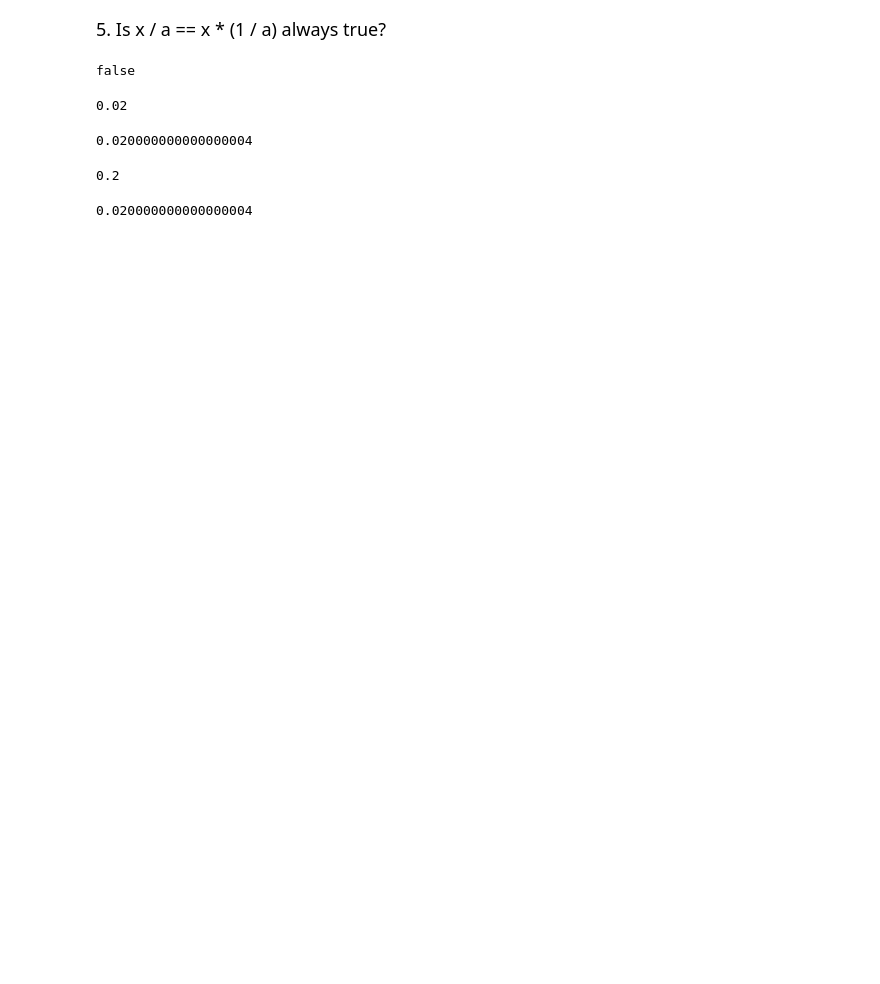
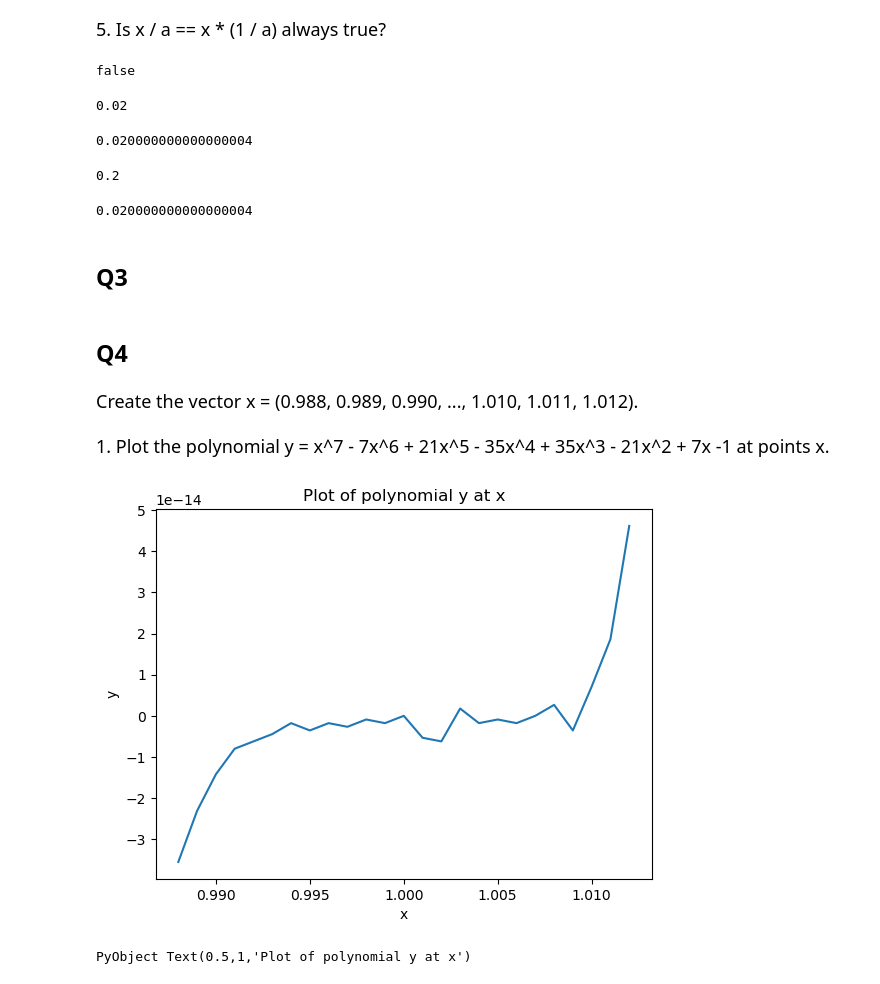
Before and after one commit to maithilibhide/biostat-m280-2018-spring, a Jupyter notebook: hw1/HW01.ipynb, the cells around one changed output. Drawn from its saved outputs; the diff is of its cells as text; code cells hidden in the pictures; blank space fills up the shorter version.

```diff
--- a/hw1/HW01.ipynb
+++ b/hw1/HW01.ipynb
@@ -58,3 +58,24 @@ x * (1 / a)
 x * 0.2
 # %% [output]
 0.020000000000000004
+# %% [markdown]
+<h2>Q3</h2>
+# %% [markdown]
+<h2>Q4</h2>
+# %% [markdown]
+<p><font size = "4">Create the vector x = (0.988, 0.989, 0.990, ..., 1.010, 1.011, 1.012).</font></p>
+# %%
+x = collect(0.988:0.001:1.012);
+# %% [markdown]
+<p><font size = "4">1. Plot the polynomial y = x^7 - 7x^6 + 21x^5 - 35x^4 + 35x^3 - 21x^2 + 7x -1 at points x.</font></p>
+# %%
+y1 = x.^7 - 7x.^6 + 21x.^5 - 35x.^4 + 35x.^3 - 21x.^2 + 7x -1
+#Pkg.add("PyPlot")
+using PyPlot
+plot(x,y1)
+xlabel("x")
+ylabel("y")
+title("Plot of polynomial y at x")
+# %% [output]
+[figure, added]
+PyObject Text(0.5,1,'Plot of polynomial y at x')
```
Also changed, not shown: parts of 5 cells of this notebook.
